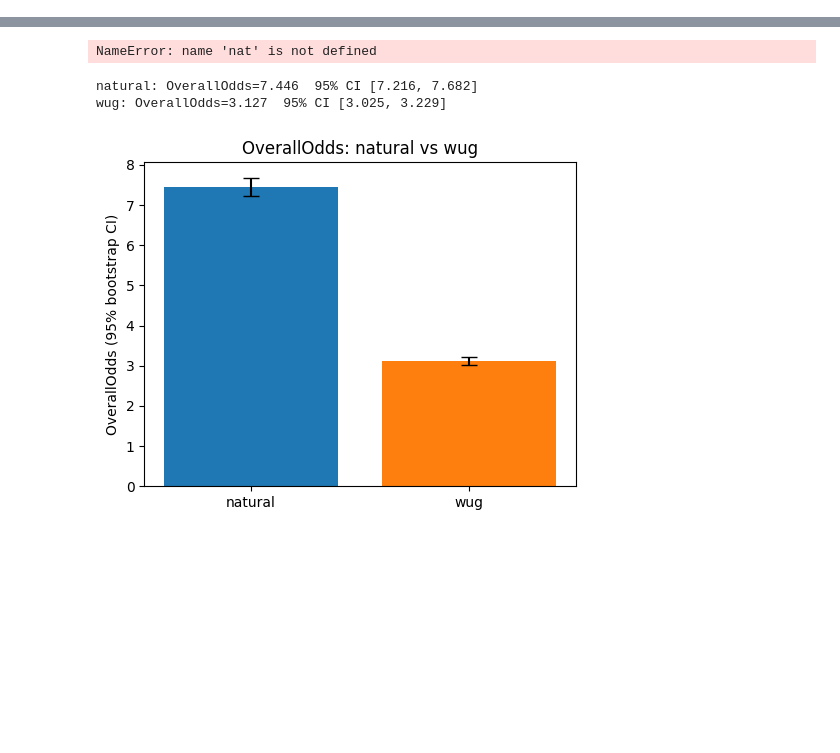
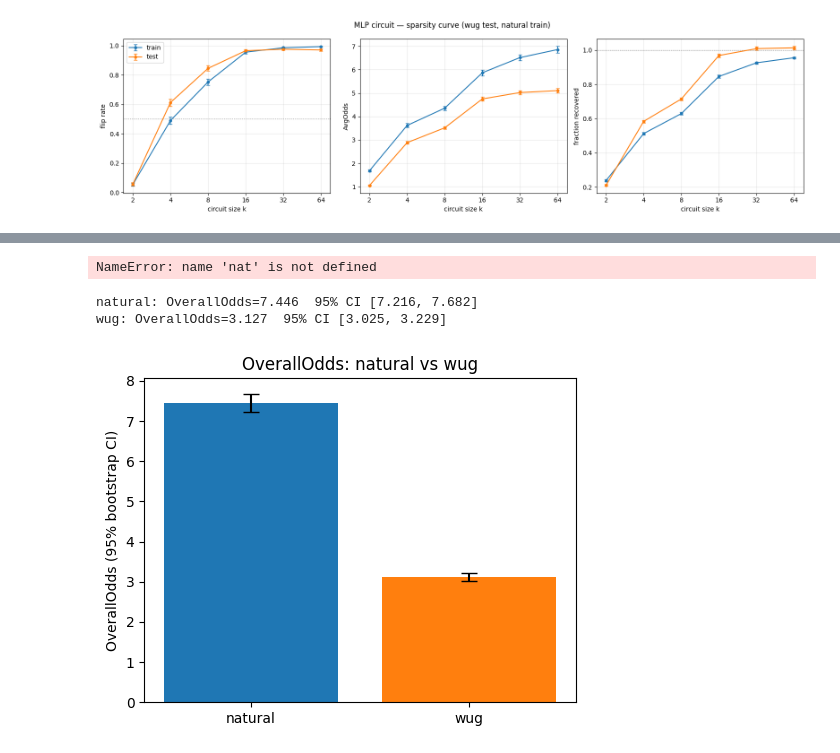
Before and after one commit to zstud04/wug-test-interp, a Jupyter notebook: analysis/interp/das_results copy.ipynb, the cells around one changed output, grey strips where cells are left out. Cells and saved outputs as stored; diff of their text form; code cells hidden in the pictures; blank space fills up the shorter version.

```diff
--- a/analysis/interp/das_results copy.ipynb
+++ b/analysis/interp/das_results copy.ipynb
@@ -73,0 +87,31 @@ heat_triplet(wug, "test", "wug")
+# %%
+KS = [2, 4, 8, 16, 32, 64]
+
+wug = pd.concat(
+    [add_measures(pd.read_csv(PATH + f"mlp_circuit_syntax_att0_opp_k_{k}.csv")).assign(k=k)
+     for k in KS],
+    ignore_index=True,
+)
+wug["flipped"]   = (wug["base_diff"] < 0) & (wug["int_diff"] > 0)
+wug["recovered"] = (wug["int_diff"] - wug["base_diff"]) / (wug["src_diff"] - wug["base_diff"])
+
+METRICS = [("flipped", "flip rate"), ("odds", "AvgOdds"), ("recovered", "fraction recovered")]
+COLORS  = {"train": "tab:blue", "test": "tab:orange"}
+
+fig, axes = plt.subplots(1, 3, figsize=(16, 4.5))
+for ax, (col, label) in zip(axes, METRICS):
+    g = wug.groupby(["split", "k"])[col].agg(["mean", "sem"])
+    for split in ("train", "test"):
+        s = g.loc[split]
+        ax.errorbar(s.index, s["mean"], yerr=s["sem"], marker="o", ms=4,
+                    capsize=3, color=COLORS[split], label=split)
+    ax.set_xscale("log", base=2); ax.set_xticks(KS); ax.set_xticklabels(KS)
+    ax.set_xlabel("circuit size k"); ax.set_ylabel(label); ax.grid(alpha=.3)
+
+axes[0].axhline(0.5, color="grey", ls=":", lw=1)
+axes[2].axhline(1.0, color="grey", ls=":", lw=1)
+axes[0].legend()
+fig.suptitle("MLP circuit — sparsity curve (wug test, natural train)")
+plt.tight_layout(); plt.show()
+# %% [output]
+[figure, added]
```
Also changed, not shown: parts of 8 cells of this notebook, 22 other files.
